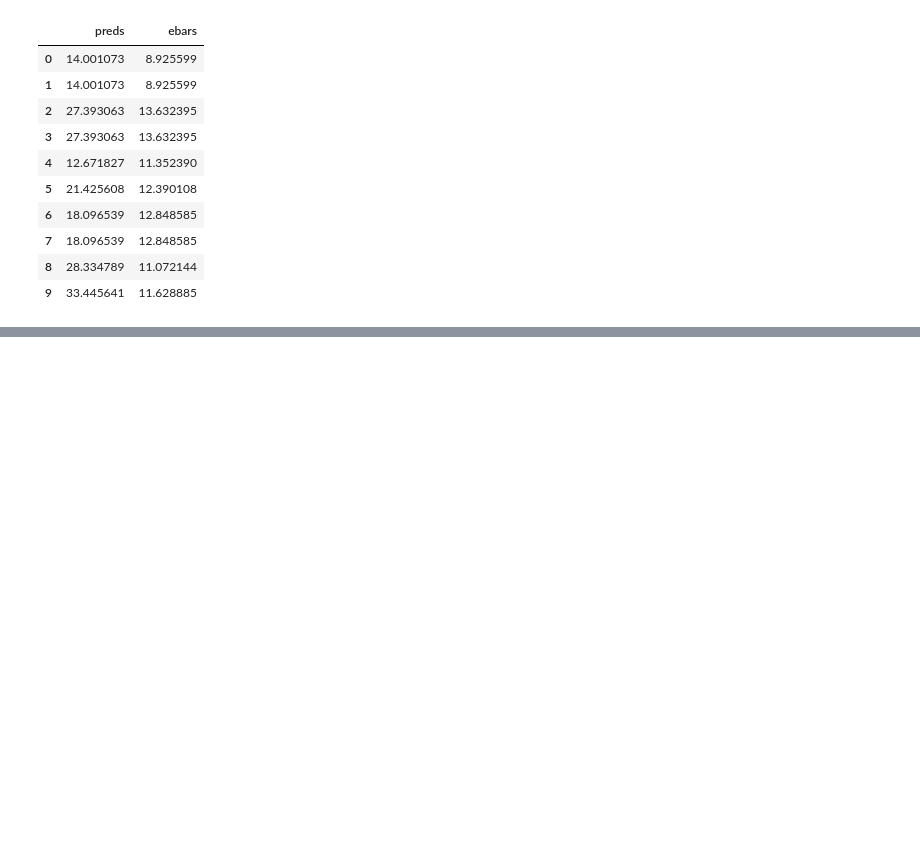
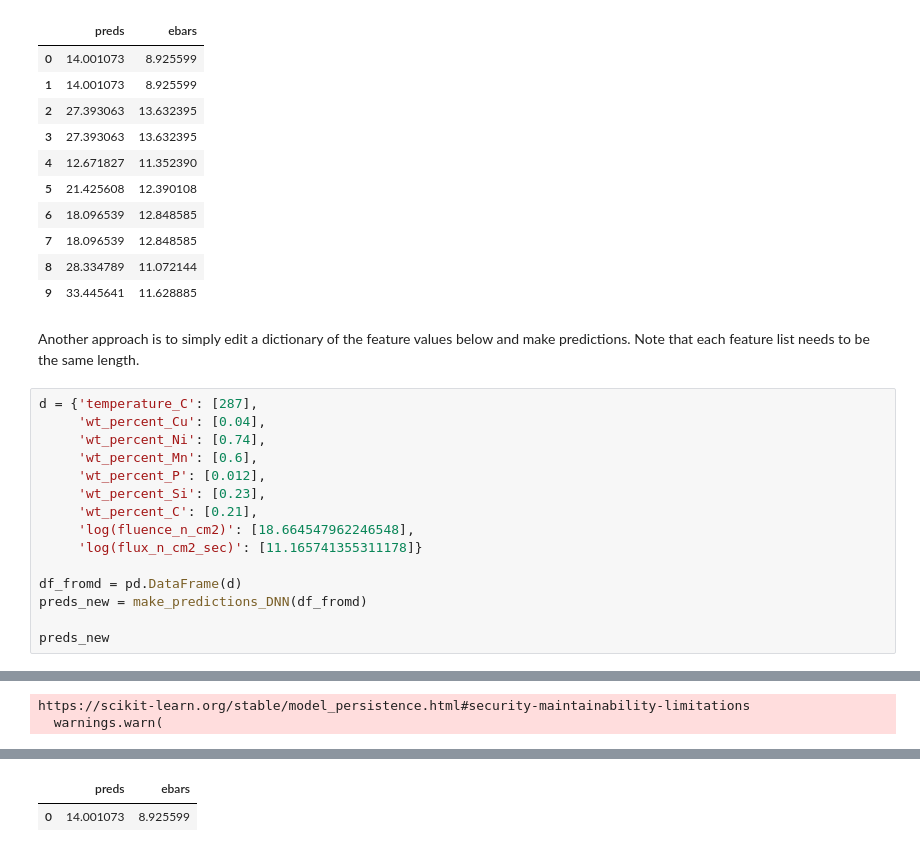
Before and after one commit to uw-cmg/RPV_model, a Jupyter notebook: Run_RPV_model_Colab.ipynb, the cells around one changed output, grey strips where cells are left out. Cells and saved outputs as stored; diff of their text form; blank space fills up the shorter version.

```diff
--- a/Run_RPV_model_Colab.ipynb
+++ b/Run_RPV_model_Colab.ipynb
@@ -105,3 +105,21 @@ preds
 | 7 | 18.096539 | 12.848585 |
 | 8 | 28.334789 | 11.072144 |
 | 9 | 33.445641 | 11.628885 |
+# %% [markdown]
+Another approach is to simply edit a dictionary of the feature values below and make predictions. Note that each feature list needs to be the same length.
+# %%
+d = {'temperature_C': [287],
+     'wt_percent_Cu': [0.04],
+     'wt_percent_Ni': [0.74],
+     'wt_percent_Mn': [0.6],
+     'wt_percent_P': [0.012],
+     'wt_percent_Si': [0.23],
+     'wt_percent_C': [0.21],
+     'log(fluence_n_cm2)': [18.664547962246548],
+     'log(flux_n_cm2_sec)': [11.165741355311178]}
+
+df_fromd = pd.DataFrame(d)
+preds_new = make_predictions_DNN(df_fromd)
+
+preds_new
+# %% [output]
@@ -107,0 +128,2 @@ preds
+https://scikit-learn.org/stable/model_persistence.html#security-maintainability-limitations
+  warnings.warn(
@@ -107,0 +139,2 @@ preds
+|  | preds | ebars |
+| 0 | 14.001073 | 8.925599 |
```
Also changed, not shown: parts of 6 cells of this notebook.
